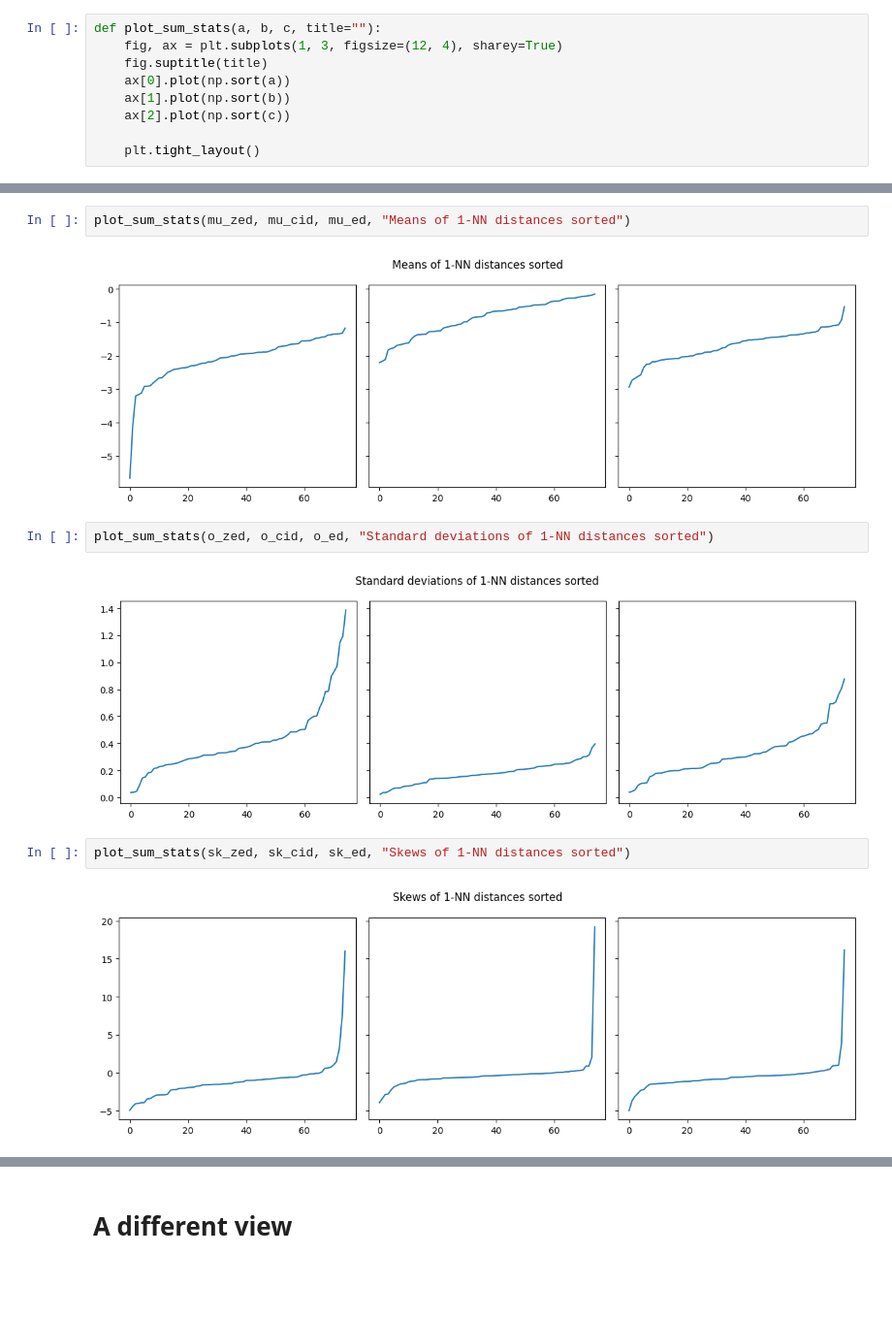
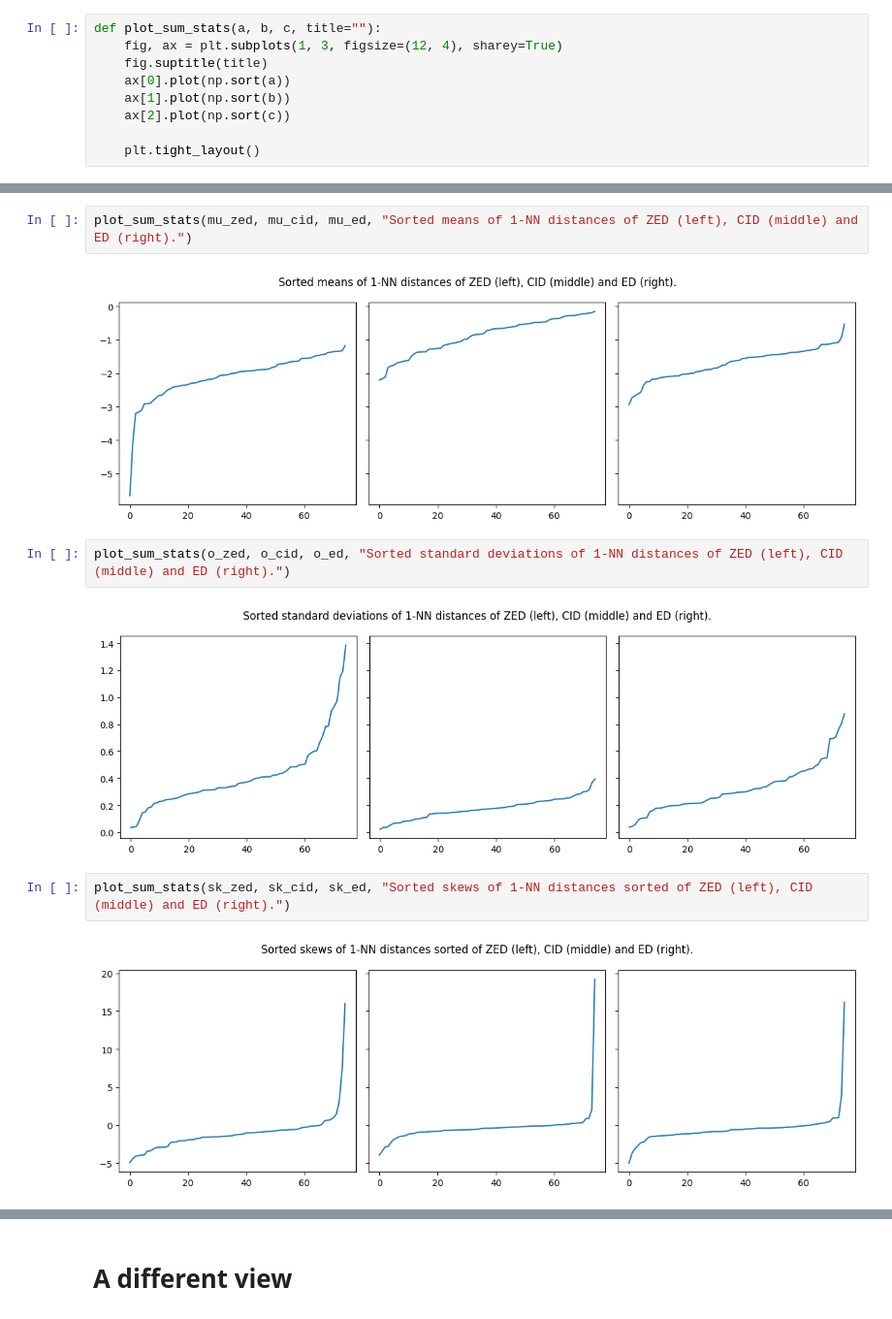
Before and after one commit to JaasperK/oracle, a Jupyter notebook: notebooks/oracle.ipynb, the cells around one changed output, grey strips where cells are left out. Shown at 97% size. Saved outputs shown, nothing was run; the diff lists cells and outputs as text; blank space fills up the shorter version.

```diff
--- a/notebooks/oracle.ipynb
+++ b/notebooks/oracle.ipynb
@@ -602,13 +586,13 @@ array([-5.66107391, -4.09080892, -3.20301873, -3.16490503, -3.11733394,
 # %%
-plot_sum_stats(mu_zed, mu_cid, mu_ed, "Means of 1-NN distances sorted")
+plot_sum_stats(mu_zed, mu_cid, mu_ed, "Sorted means of 1-NN distances of ZED (left), CID (middle) and ED (right).")
 # %% [output]
-[figure, old version]
+[figure, new version]
 # %%
-plot_sum_stats(o_zed, o_cid, o_ed, "Standard deviations of 1-NN distances sorted")
+plot_sum_stats(o_zed, o_cid, o_ed, "Sorted standard deviations of 1-NN distances of ZED (left), CID (middle) and ED (right).")
 # %% [output]
-[figure, old version]
+[figure, new version]
 # %%
-plot_sum_stats(sk_zed, sk_cid, sk_ed, "Skews of 1-NN distances sorted")
+plot_sum_stats(sk_zed, sk_cid, sk_ed, "Sorted skews of 1-NN distances sorted of ZED (left), CID (middle) and ED (right).")
 # %% [output]
-[figure, old version]
+[figure, new version]
 # %%
```
Also changed, not shown: parts of 8 cells of this notebook, 1 other file.
